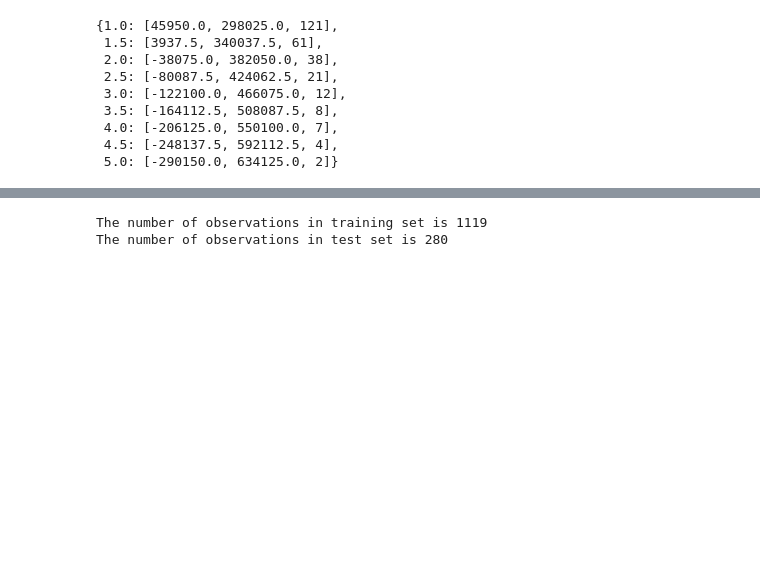
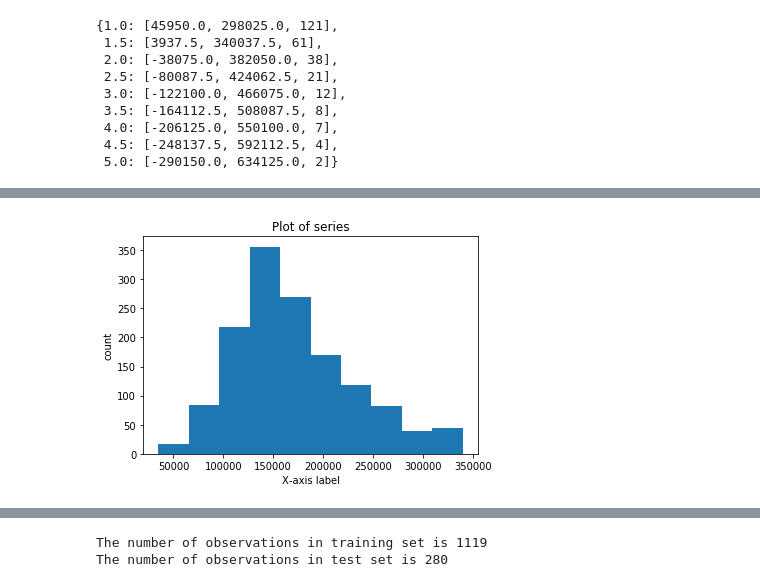
Before and after one commit to iamjeremybe/thinkful_data_science, a Jupyter notebook: Thinkful - Making predictions - house prices.ipynb, the cells around one changed output, grey strips where cells are left out. Saved outputs shown, nothing was run; the diff lists cells and outputs as text; code cells hidden in the pictures; blank space fills up the shorter version.

```diff
--- a/Thinkful - Making predictions - house prices.ipynb
+++ b/Thinkful - Making predictions - house prices.ipynb
@@ -422,3 +426,7 @@ So at my arbitrary threshold of $400,000, I wasn't even catching all of the high
+# %%
+quick_histogram(affordable_house_df['saleprice'])
+# %% [output]
+[figure, added]
 # %%
 # "affordable" being subjective, of course
 affordable_house_df = house_interest_df.loc[house_interest_df['saleprice'] < 340037.5]
```
Also changed, not shown: parts of 11 cells of this notebook.
